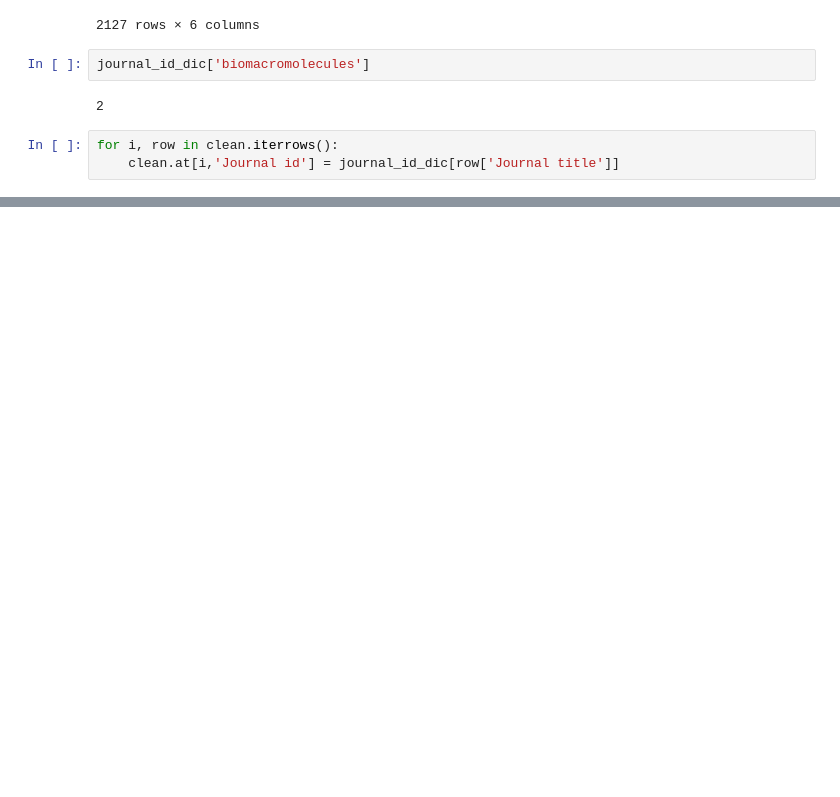
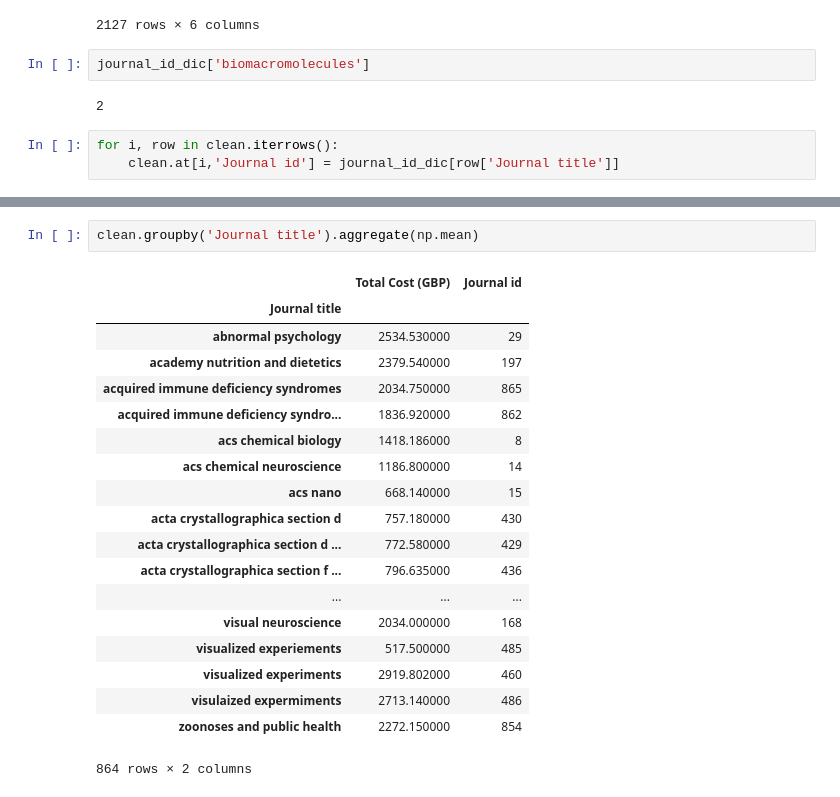
Before and after one commit to agease/Wellcome, a Jupyter notebook: Cleaning.ipynb, the cells around one changed output, grey strips where cells are left out. Cells and saved outputs as stored; diff of their text form; blank space fills up the shorter version.

```diff
--- a/Cleaning.ipynb
+++ b/Cleaning.ipynb
@@ -161,0 +229,22 @@ plt.show()
+# %%
+clean.groupby('Journal title').aggregate(np.mean)
+# %% [output]
+|  | Total Cost (GBP) | Journal id |
+| Journal title |  |  |
+| abnormal psychology | 2534.530000 | 29 |
+| academy nutrition and dietetics | 2379.540000 | 197 |
+| acquired immune deficiency syndromes | 2034.750000 | 865 |
+| acquired immune deficiency syndro... | 1836.920000 | 862 |
+| acs chemical biology | 1418.186000 | 8 |
+| acs chemical neuroscience | 1186.800000 | 14 |
+| acs nano | 668.140000 | 15 |
+| acta crystallographica section d | 757.180000 | 430 |
+| acta crystallographica section d ... | 772.580000 | 429 |
+| acta crystallographica section f ... | 796.635000 | 436 |
+| ... | ... | ... |
+| visual neuroscience | 2034.000000 | 168 |
+| visualized experiements | 517.500000 | 485 |
+| visualized experiments | 2919.802000 | 460 |
+| visulaized expermiments | 2713.140000 | 486 |
+| zoonoses and public health | 2272.150000 | 854 |
+864 rows × 2 columns
```
Also changed, not shown: parts of 10 cells of this notebook.
